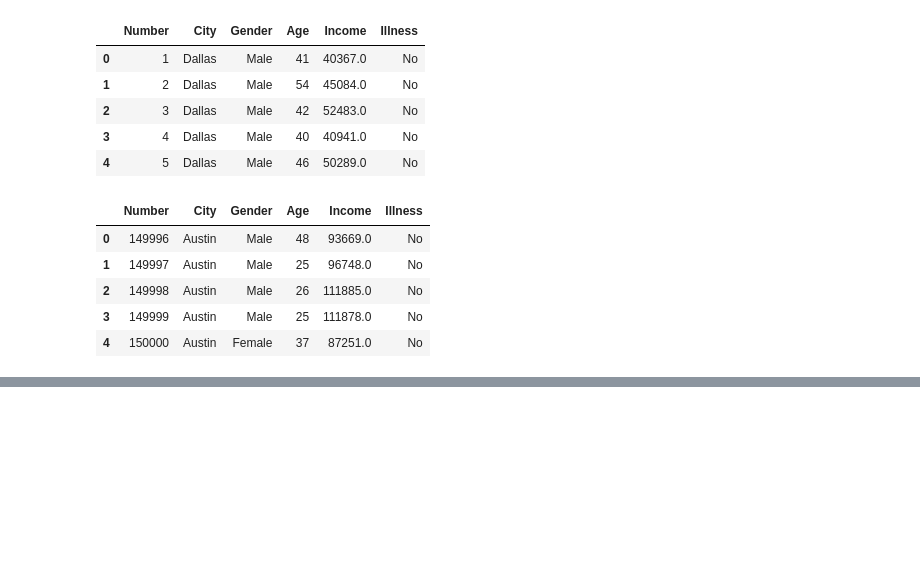
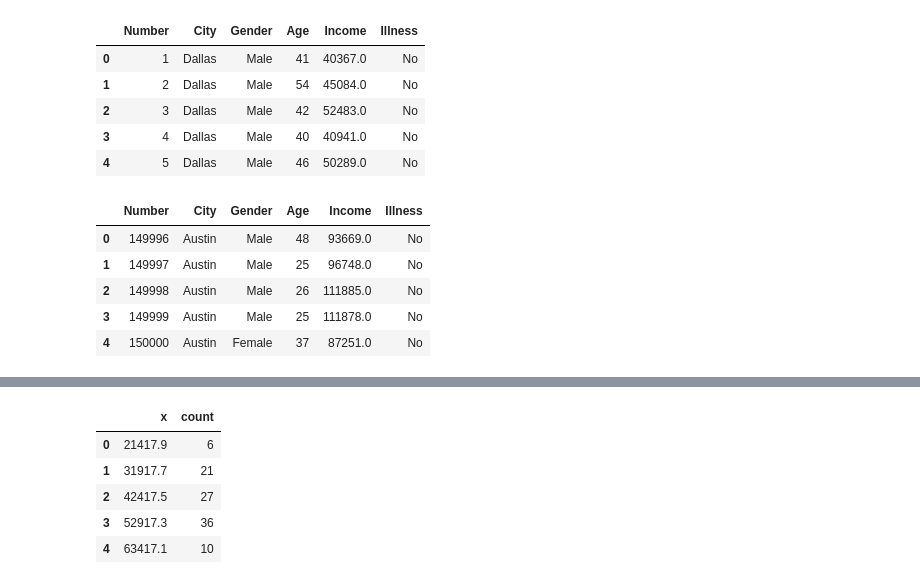
Before and after one commit to AnswerDotAI/basedtab, a Jupyter notebook: nbs/00_core.ipynb, the cells around one changed output, grey strips where cells are left out. Cells and saved outputs as stored; diff of their text form; code cells hidden in the pictures; blank space fills up the shorter version.

```diff
--- a/nbs/00_core.ipynb
+++ b/nbs/00_core.ipynb
@@ -15,7 +17,8 @@ from math import inf
 # %%
 #| export
-class BFrame(Array):
-    def __init__(self, arr): super().__init__(arr)
-    def _classify(self): pass # TODO Update BasedPL to simplify subclassing of Array.
-    # TODO Update BasedPL result_ to allow simple method chaining in BFrame
+@patch
+def _classify(self:Array):
+    self.__class__ = FunctionArray if self._inner.holds_functions else BFrame
+
+class BFrame(Array): __slots__ = ()
 # %%
@@ -55,0 +63,3 @@ bf.take(2).df
+# %%
+head = bf.take(100)
+head.take(2).df
@@ -81,0 +184,10 @@ bf.tail().df
+# %%
+income = head["Income"]
+income.hist_input(5).df
+# %% [output]
+|  | x | count |
+| 0 | 21417.9 | 6 |
+| 1 | 31917.7 | 21 |
+| 2 | 42417.5 | 27 |
+| 3 | 52917.3 | 36 |
+| 4 | 63417.1 | 10 |
```
Also changed, not shown: parts of 26 cells of this notebook, 6 other files.
